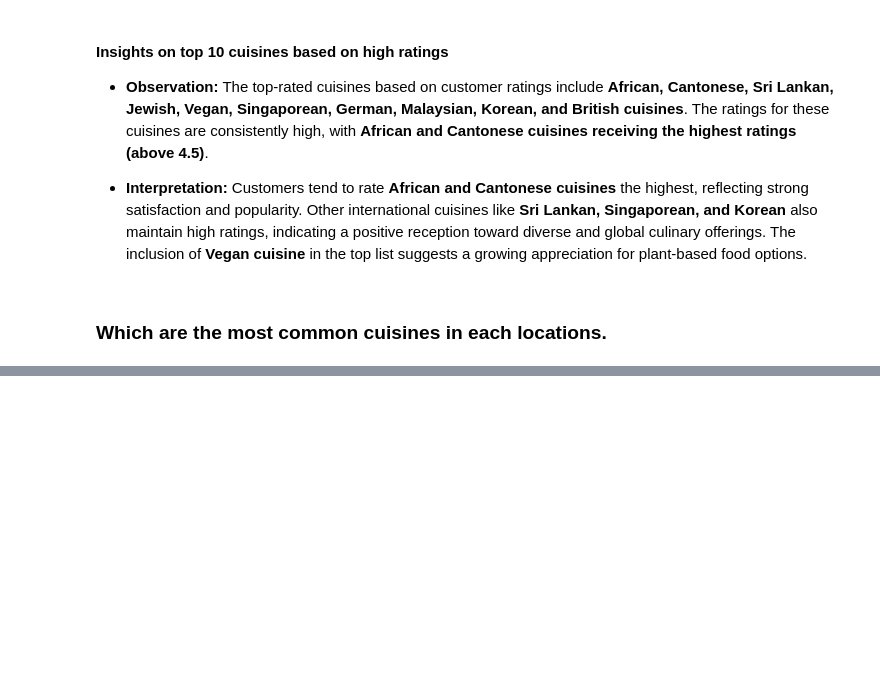
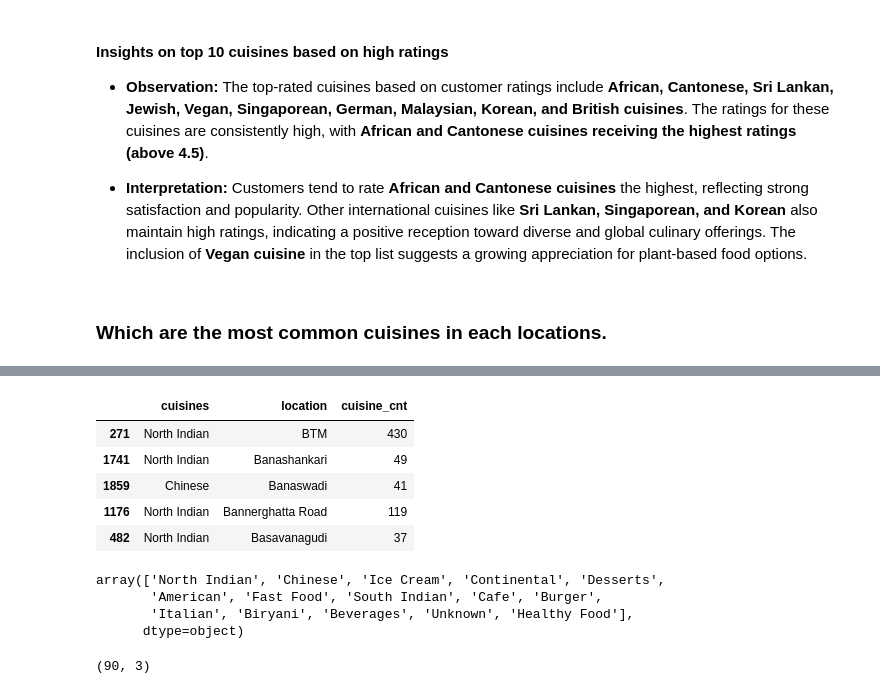
Before and after one commit to Bhuvi128/Bengaluru-Restaurant-Trends-Analysis, a Jupyter notebook: Bengaluru Restaurant Trends Analysis.ipynb, the cells around one changed output, grey strips where cells are left out. Saved outputs shown, nothing was run; the diff lists cells and outputs as text; code cells hidden in the pictures; blank space fills up the shorter version.

```diff
--- a/Bengaluru Restaurant Trends Analysis.ipynb
+++ b/Bengaluru Restaurant Trends Analysis.ipynb
@@ -346,0 +343,21 @@ df.head()
+# %%
+top_cuisines_per_location = cuisine_loc.loc[cuisine_loc.groupby('location')['cuisine_cnt'].idxmax()]
+top_cuisines_per_location.head()
+# %% [output]
+|  | cuisines | location | cuisine_cnt |
+| 271 | North Indian | BTM | 430 |
+| 1741 | North Indian | Banashankari | 49 |
+| 1859 | Chinese | Banaswadi | 41 |
+| 1176 | North Indian | Bannerghatta Road | 119 |
+| 482 | North Indian | Basavanagudi | 37 |
+# %%
+top_cuisines_per_location['cuisines'].unique()
+# %% [output]
+array(['North Indian', 'Chinese', 'Ice Cream', 'Continental', 'Desserts',
+       'American', 'Fast Food', 'South Indian', 'Cafe', 'Burger',
+       'Italian', 'Biryani', 'Beverages', 'Unknown', 'Healthy Food'],
+      dtype=object)
+# %%
+top_cuisines_per_location.shape
+# %% [output]
+(90, 3)
```
Also changed, not shown: parts of 8 cells of this notebook, 1 other file.
